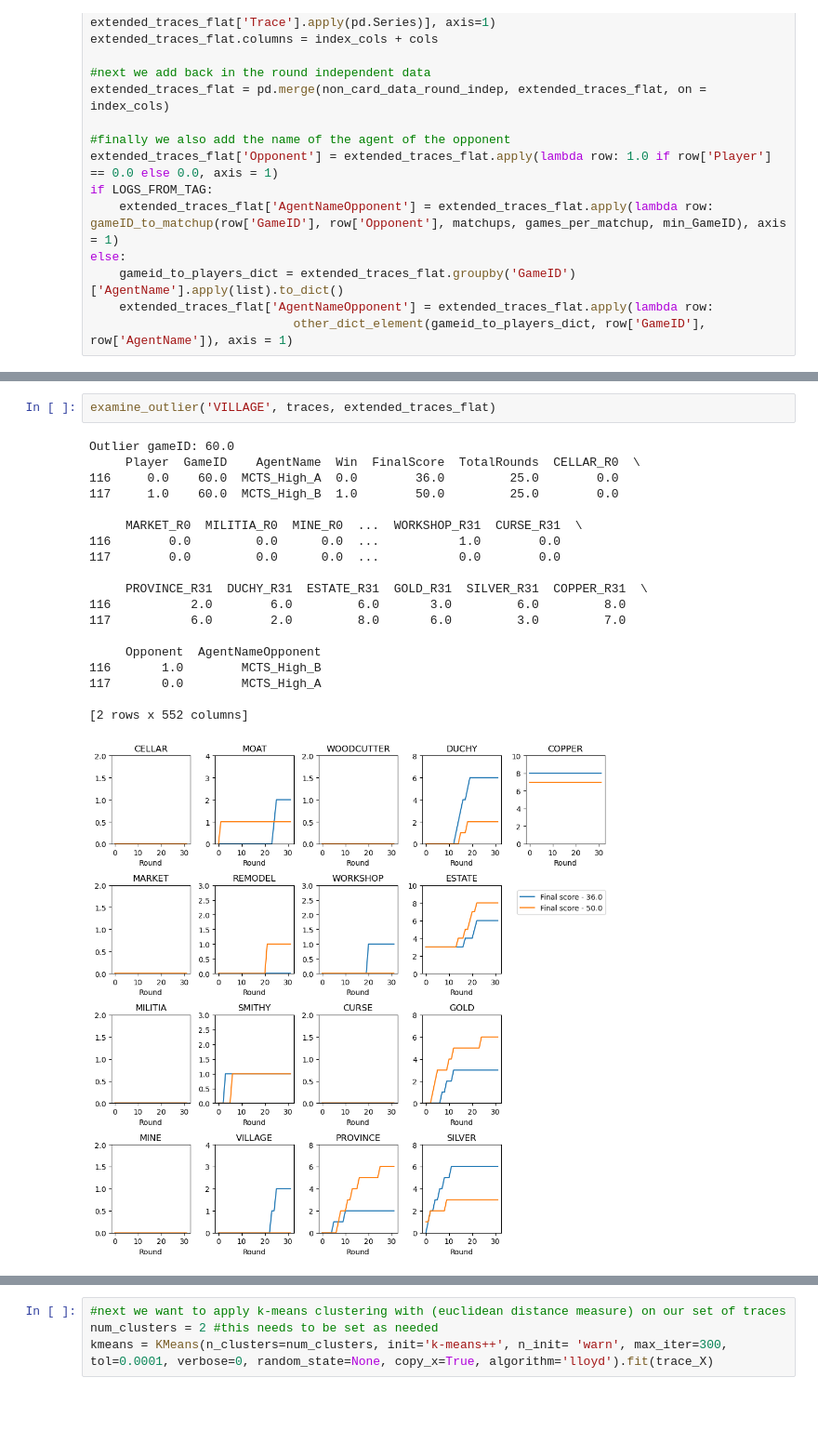
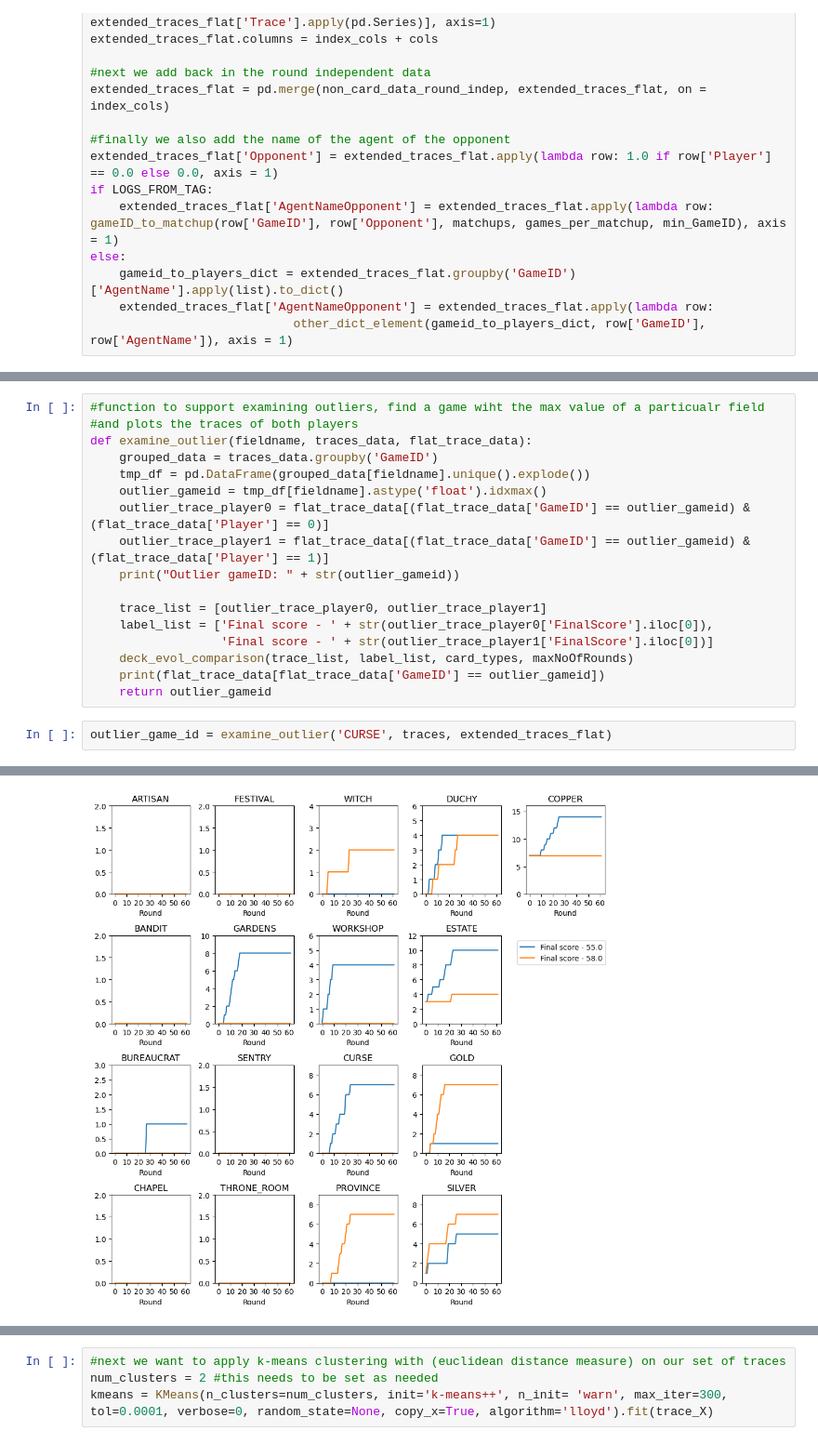
Before and after one commit to owenant/DominionPlayTraceClustering, a Jupyter notebook: PlayTraceAnalysisFromTAGOrPlayerLogs_Kmeans.ipynb, the cells around one changed output, grey strips where cells are left out. Shown at 93% size. Drawn from its saved outputs; the diff is of its cells as text; blank space fills up the shorter version.

```diff
--- a/PlayTraceAnalysisFromTAGOrPlayerLogs_Kmeans.ipynb
+++ b/PlayTraceAnalysisFromTAGOrPlayerLogs_Kmeans.ipynb
@@ -281,22 +270,20 @@ def examine_outlier(fieldname, traces_data, flat_trace_data):
-# %%
-examine_outlier('VILLAGE', traces, extended_traces_flat)
-# %% [output]
-Outlier gameID: 60.0
-     Player  GameID    AgentName  Win  FinalScore  TotalRounds  CELLAR_R0  \
-116     0.0    60.0  MCTS_High_A  0.0        36.0         25.0        0.0
-117     1.0    60.0  MCTS_High_B  1.0        50.0         25.0        0.0
-
-     MARKET_R0  MILITIA_R0  MINE_R0  ...  WORKSHOP_R31  CURSE_R31  \
-116        0.0         0.0      0.0  ...           1.0        0.0
-117        0.0         0.0      0.0  ...           0.0        0.0
-
-     PROVINCE_R31  DUCHY_R31  ESTATE_R31  GOLD_R31  SILVER_R31  COPPER_R31  \
-116           2.0        6.0         6.0       3.0         6.0         8.0
-117           6.0        2.0         8.0       6.0         3.0         7.0
-
-     Opponent  AgentNameOpponent
-116       1.0        MCTS_High_B
-117       0.0        MCTS_High_A
-
-[2 rows x 552 columns]
-[figure, removed]
+# %%
+#function to support examining outliers, find a game wiht the max value of a particualr field
+#and plots the traces of both players
+def examine_outlier(fieldname, traces_data, flat_trace_data):
+    grouped_data = traces_data.groupby('GameID')
+    tmp_df = pd.DataFrame(grouped_data[fieldname].unique().explode())
+    outlier_gameid = tmp_df[fieldname].astype('float').idxmax()
+    outlier_trace_player0 = flat_trace_data[(flat_trace_data['GameID'] == outlier_gameid) & (flat_trace_data['Player'] == 0)]
+    outlier_trace_player1 = flat_trace_data[(flat_trace_data['GameID'] == outlier_gameid) & (flat_trace_data['Player'] == 1)]
+    print("Outlier gameID: " + str(outlier_gameid))
+
+    trace_list = [outlier_trace_player0, outlier_trace_player1]
+    label_list = ['Final score - ' + str(outlier_trace_player0['FinalScore'].iloc[0]),
+                  'Final score - ' + str(outlier_trace_player1['FinalScore'].iloc[0])]
+    deck_evol_comparison(trace_list, label_list, card_types, maxNoOfRounds)
+    print(flat_trace_data[flat_trace_data['GameID'] == outlier_gameid])
+    return outlier_gameid
+# %%
+outlier_game_id = examine_outlier('CURSE', traces, extended_traces_flat)
+# %% [output]
@@ -303,3 +308,4 @@ Outlier gameID: 60.0
+[figure, added]
 # %%
 #remove outliers based on thresholds for score and length of game
 #score_threshold = 80
```
Also changed, not shown: parts of 39 cells of this notebook.
